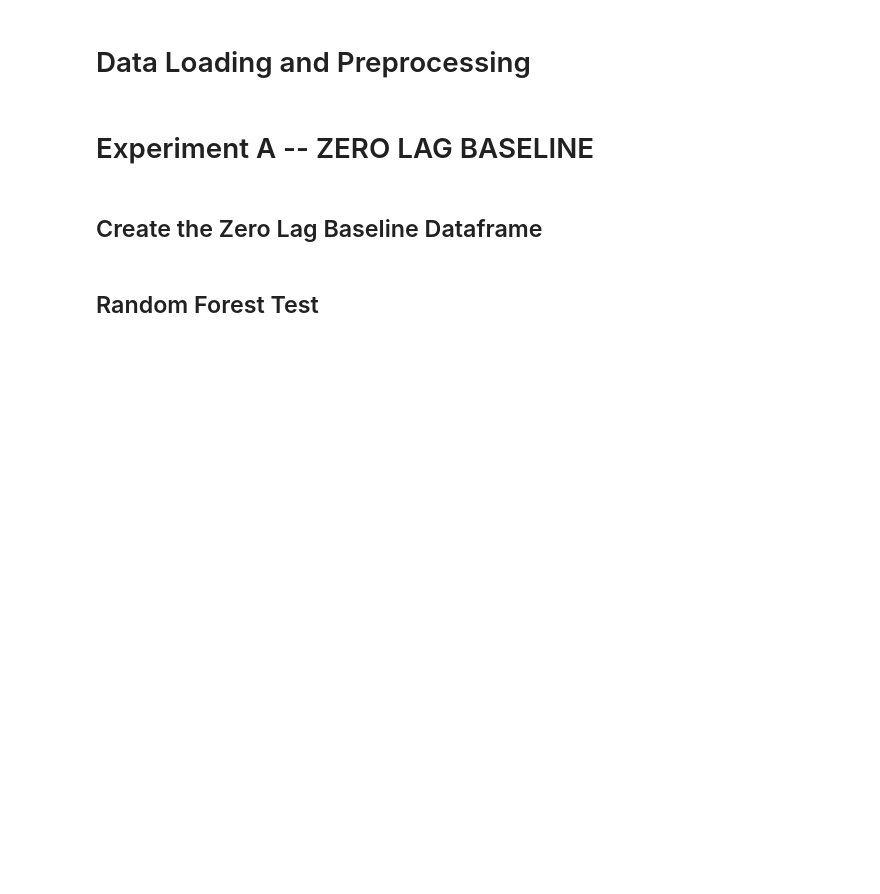
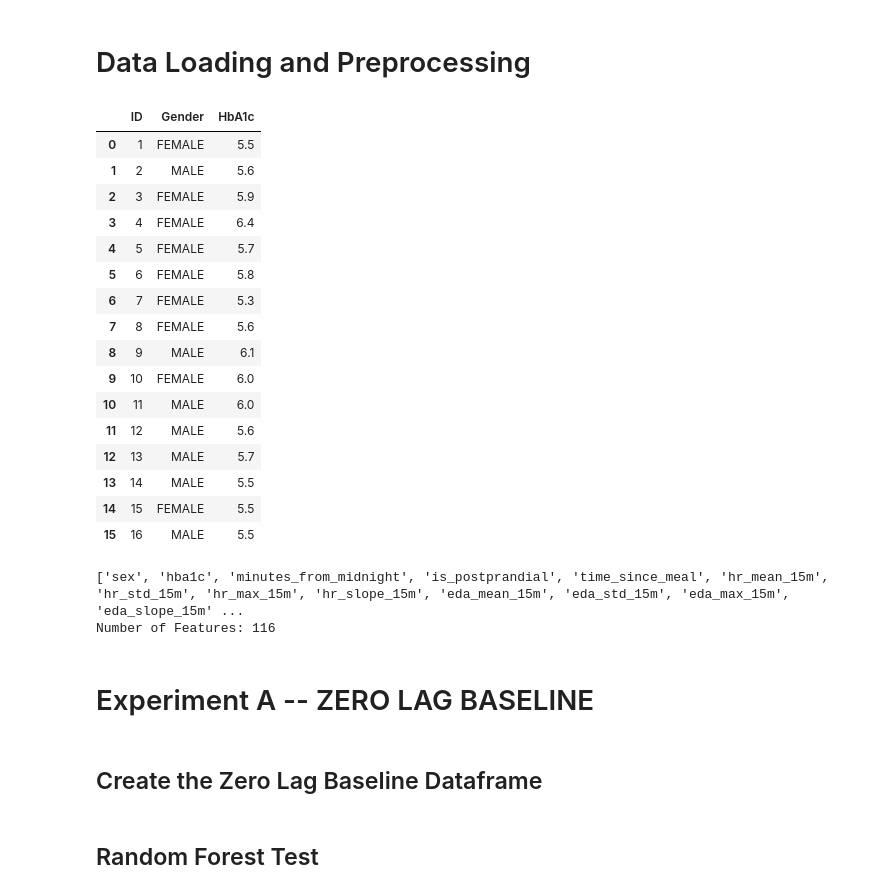
Before and after one commit to alecy100/Glucose-Monitoring-Experiment, a Jupyter notebook: glycemic copy.ipynb, the cells around one changed output. Drawn from its saved outputs; the diff is of its cells as text; code cells hidden in the pictures; blank space fills up the shorter version.

Commit message:
Kaggle Notebook | glycemic copy | BVP and IBI added, ablation study

```diff
--- a/glycemic copy.ipynb
+++ b/glycemic copy.ipynb
@@ -633,38 +635,69 @@ def run_loso(dataset, feature_cols, model, scale=True, verbose=False, smote=Fals
 # %% [markdown]
 # Data Loading and Preprocessing
 # %%
-demo_df = pd.read_csv("/kaggle/input/datasets/alecy333/big-ideas-demographics-csv-fixed/Demographics.csv")
+demo_df = pd.read_csv("/kaggle/input/datasets/alecy333/big-ideas-glycemic-1-13/big-ideas-lab-glycemic-variability-and-wearable-device-data-1.1.3/Demographics.csv")
 demo_df = demo_df.sort_values(by="ID")
 demo_df.reset_index(drop=True)
+# %% [output]
+|  | ID | Gender | HbA1c |
+| 0 | 1 | FEMALE | 5.5 |
+| 1 | 2 | MALE | 5.6 |
+| 2 | 3 | FEMALE | 5.9 |
+| 3 | 4 | FEMALE | 6.4 |
+| 4 | 5 | FEMALE | 5.7 |
+| 5 | 6 | FEMALE | 5.8 |
+| 6 | 7 | FEMALE | 5.3 |
+| 7 | 8 | FEMALE | 5.6 |
+| 8 | 9 | MALE | 6.1 |
+| 9 | 10 | FEMALE | 6.0 |
+| 10 | 11 | MALE | 6.0 |
+| 11 | 12 | MALE | 5.6 |
+| 12 | 13 | MALE | 5.7 |
+| 13 | 14 | MALE | 5.5 |
+| 14 | 15 | FEMALE | 5.5 |
+| 15 | 16 | MALE | 5.5 |
 # %%
 #build feature columns
 FEATURE_COLS = []
-FEATURE_COLS.extend(["sex", "hba1c"])
+demographics = ["sex", "hba1c"]
+FEATURE_COLS.extend(demographics)
 context_cols = ["minutes_from_midnight", "is_postprandial", "time_since_meal"]
 food_cols = ["meal_event", "carbs", "sugar", "protein", "calories"]
 
 FEATURE_COLS.extend(context_cols)
 
-physio_windows = [120, 360, 1440]
-food_windows = [120, 480, 1440]
+physio_windows = [15, 30, 120, 360] #changed to shorter windows
+food_windows = [120, 480, 1440] #from Bent 2021
 
-modalities = {"hr": "hr", "eda": "eda", "temp": "temp", "acc": "acc"}
+modalities = {"hr": "hr", "eda": "eda", "temp": "temp", "acc": "acc", "ibi": "ibi", "bvp": "bvp"}
 #f"{mod}_mean_{w}m"
+
+physio_cols = []
+
 for w in physio_windows:
     for mod in modalities.keys():
-        FEATURE_COLS.append(f"{mod}_mean_{w}m")
-        FEATURE_COLS.append(f"{mod}_std_{w}m")
-        FEATURE_COLS.append(f"{mod}_max_{w}m")
-        FEATURE_COLS.append(f"{mod}_slope_{w}m")
+        physio_cols.append(f"{mod}_mean_{w}m")
+        physio_cols.append(f"{mod}_std_{w}m")
+        physio_cols.append(f"{mod}_max_{w}m")
+        physio_cols.append(f"{mod}_slope_{w}m")
+FEATURE_COLS.extend(physio_cols)
+
+food_feats = []
 
 for w in food_windows:
     for col in food_cols:
         if col == "meal_event":
-            FEATURE_COLS.append(f"Eatcnt_{w}m")
+            food_feats.append(f"Eatcnt_{w}m")
         else:
-            FEATURE_COLS.append(f"{col}_{w}m")
+            food_feats.append(f"{col}_{w}m")
+
+FEATURE_COLS.extend(food_feats)
+
 print(FEATURE_COLS)
 print(f"Number of Features: {len(FEATURE_COLS)}")
+# %% [output]
+['sex', 'hba1c', 'minutes_from_midnight', 'is_postprandial', 'time_since_meal', 'hr_mean_15m', 'hr_std_15m', 'hr_max_15m', 'hr_slope_15m', 'eda_mean_15m', 'eda_std_15m', 'eda_max_15m', 'eda_slope_15m' ...
+Number of Features: 116
 # %%
 print("Creating the master dictionary...")
 master_data = create_master_data(prediction_horizon=30, exclude=["015"]) #NO prediction horizon. predict EXACTLY at time t.
```
Also changed, not shown: parts of 7 cells of this notebook.
